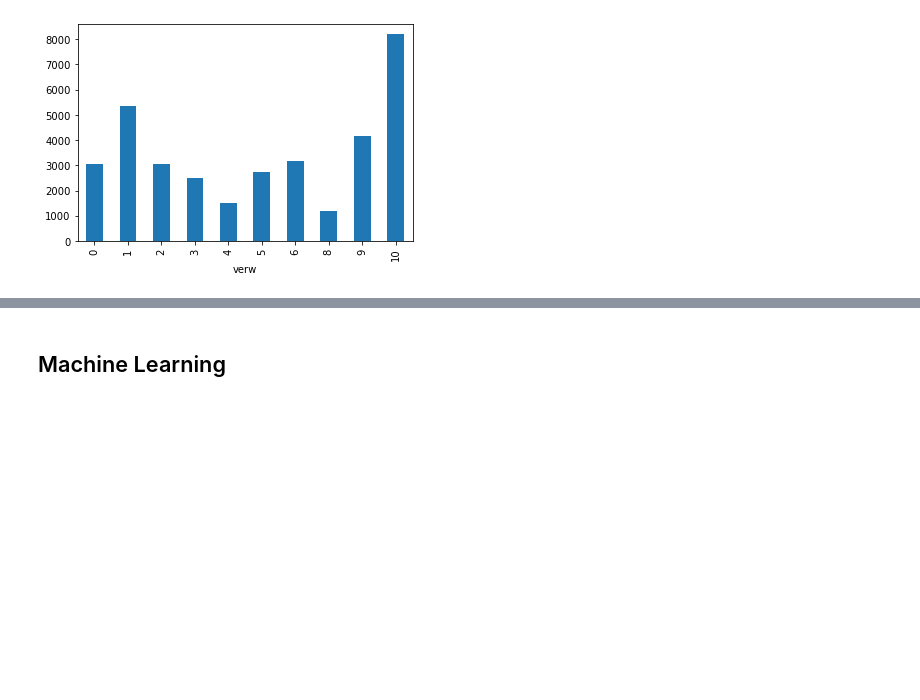
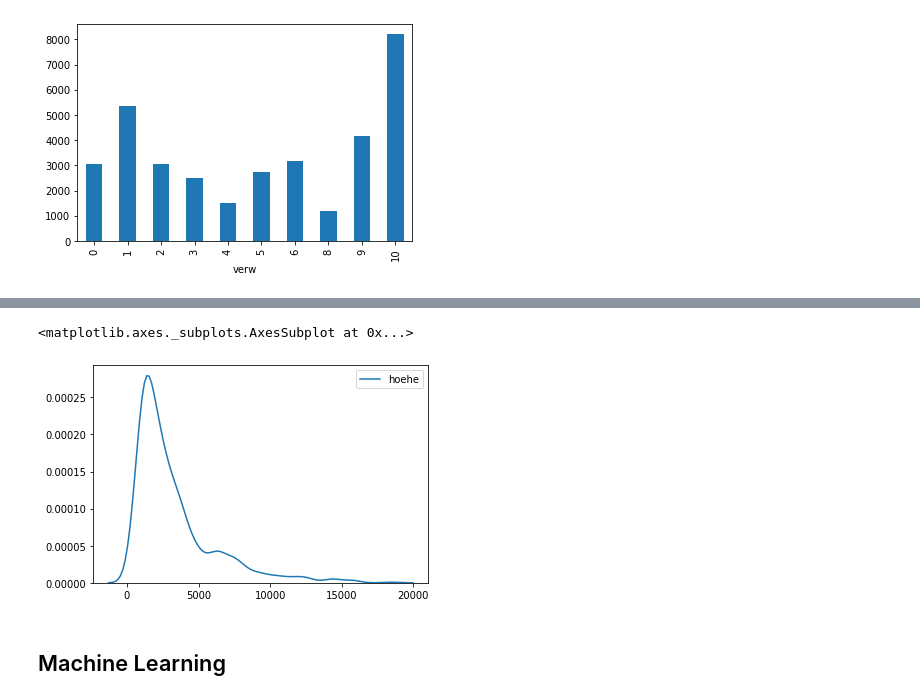
Before and after one commit to satriobhirawa/Kredit-EDA-SudDeutschland, a Jupyter notebook: KreditScoring_EDA.ipynb, the cells around one changed output, grey strips where cells are left out. Saved outputs shown, nothing was run; the diff lists cells and outputs as text; code cells hidden in the pictures; blank space fills up the shorter version.

```diff
--- a/KreditScoring_EDA.ipynb
+++ b/KreditScoring_EDA.ipynb
@@ -632,3 +633,8 @@ ax = sns.distplot(dataset["hoehe"])
+# %%
+sns.kdeplot(dataset['hoehe'])
+# %% [output]
+<matplotlib.axes._subplots.AxesSubplot at 0x...>
+[figure, added]
 # %% [markdown]
 ## Machine Learning
 # %%
```
Also changed, not shown: parts of 22 cells of this notebook, 1 other file.
